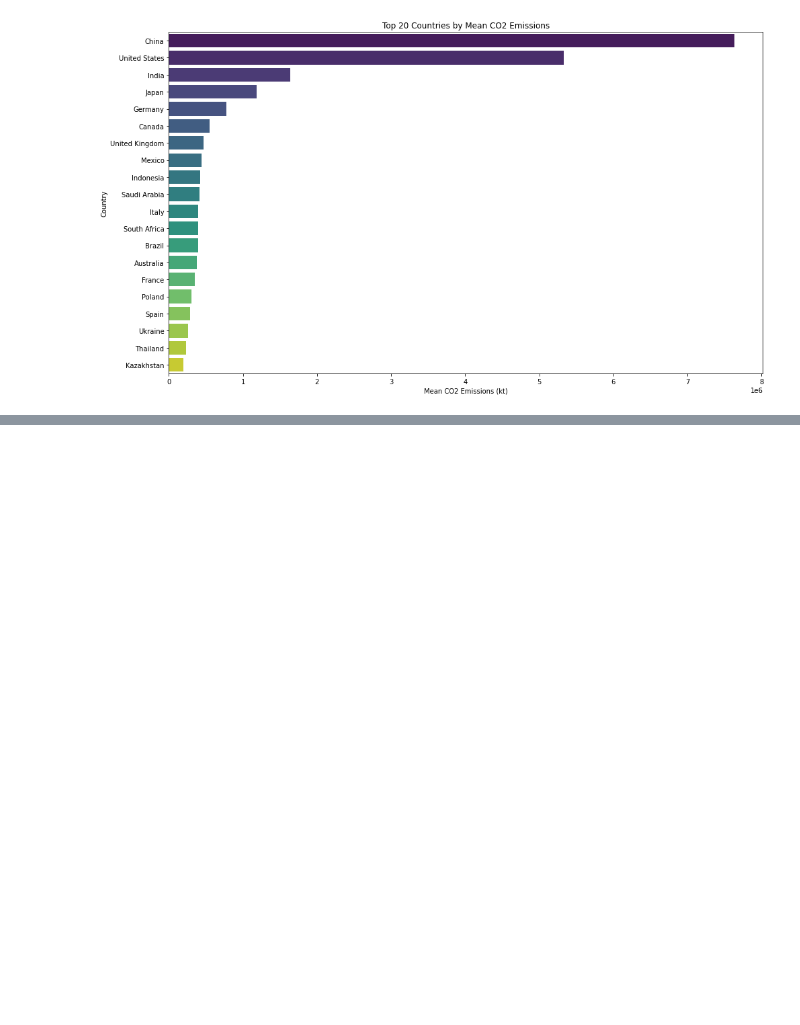
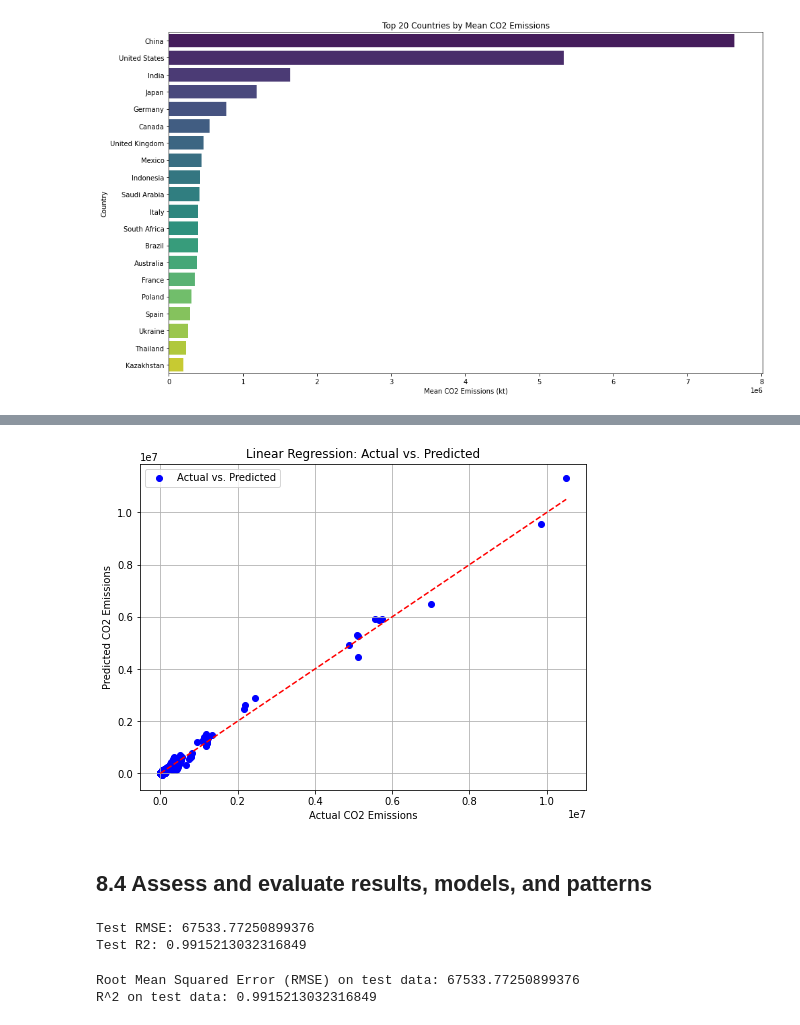
Before and after one commit to CarinaQi/CO2-Emissions-CRISP-DM, a Jupyter notebook: Spark DataFrame - Basics.ipynb, the cells around one changed output, grey strips where cells are left out. Cells and saved outputs as stored; diff of their text form; code cells hidden in the pictures; blank space fills up the shorter version.

```diff
--- a/Spark DataFrame - Basics.ipynb
+++ b/Spark DataFrame - Basics.ipynb
@@ -732,0 +738,8 @@ plt.show()
+# %%
+# Vectorize features
+assembler = VectorAssembler(inputCols=['Annual_gdp', 'Land Area(Km2)',
+                                       'Electricity from fossil fuels (TWh)',
+                                       'Electricity from nuclear (TWh)',
+                                       'Electricity from renewables (TWh)'],
+                            outputCol="features")
+vectorized_df = assembler.transform(cleaned_df)
@@ -732,0 +748,3 @@ plt.show()
+# %%
+# Split the data into training and testing sets (70% training, 30% testing)
+(training_data, testing_data) = vectorized_df.randomSplit([0.7, 0.3])
@@ -732,0 +794,4 @@ plt.show()
+# %%
+# Train the Linear Regression model
+lr = LinearRegression(featuresCol="features", labelCol="Value_co2_emissions_kt_by_country")
+lr_model = lr.fit(training_data)
@@ -732,0 +895,54 @@ plt.show()
+# %%
+import numpy as np
+
+# Make predictions on the testing data
+predictions = lr_model.transform(testing_data)
+
+# Extract actual and predicted values
+y_actual = predictions.select("Value_co2_emissions_kt_by_country").rdd.flatMap(lambda x: x).collect()
+y_pred = predictions.select("prediction").rdd.flatMap(lambda x: x).collect()
+
+# Plot actual vs. predicted values
+plt.figure(figsize=(8, 6))
+plt.scatter(y_actual, y_pred, color='blue', label='Actual vs. Predicted')
+plt.plot([min(y_actual), max(y_actual)], [min(y_actual), max(y_actual)], color='red', linestyle='--')
+plt.xlabel('Actual CO2 Emissions')
+plt.ylabel('Predicted CO2 Emissions')
+plt.title('Linear Regression: Actual vs. Predicted')
+plt.legend()
+plt.grid(True)
+plt.show()
+# %% [output]
+[figure, added]
+# %% [markdown]
+## 8.4 Assess and evaluate results, models, and patterns
+# %%
+from pyspark.ml.evaluation import RegressionEvaluator
+# Evaluate the model
+evaluator = RegressionEvaluator(labelCol="Value_co2_emissions_kt_by_country",
+                                predictionCol="prediction",
+                                metricName="rmse")
+rmse = evaluator.evaluate(predictions)
+
+# Evaluate the model on the test data
+test_results = lr_model.evaluate(testing_data)
+print(f"Test RMSE: {test_results.rootMeanSquaredError}")
+print(f"Test R2: {test_results.r2}")
+# %% [output]
+Test RMSE: 67533.77250899376
+Test R2: 0.9915213032316849
+# %%
+# Evaluate the model's performance
+evaluator = RegressionEvaluator(
+    labelCol="Value_co2_emissions_kt_by_country",
+    predictionCol="prediction",
+    metricName="rmse")
+
+rmse = evaluator.evaluate(predictions)
+r2 = evaluator.evaluate(predictions, {evaluator.metricName: "r2"})
+
+print(f"Root Mean Squared Error (RMSE) on test data: {rmse}")
+print(f"R^2 on test data: {r2}")
+# %% [output]
+Root Mean Squared Error (RMSE) on test data: 67533.77250899376
+R^2 on test data: 0.9915213032316849
```
Also changed, not shown: parts of 71 cells of this notebook.
